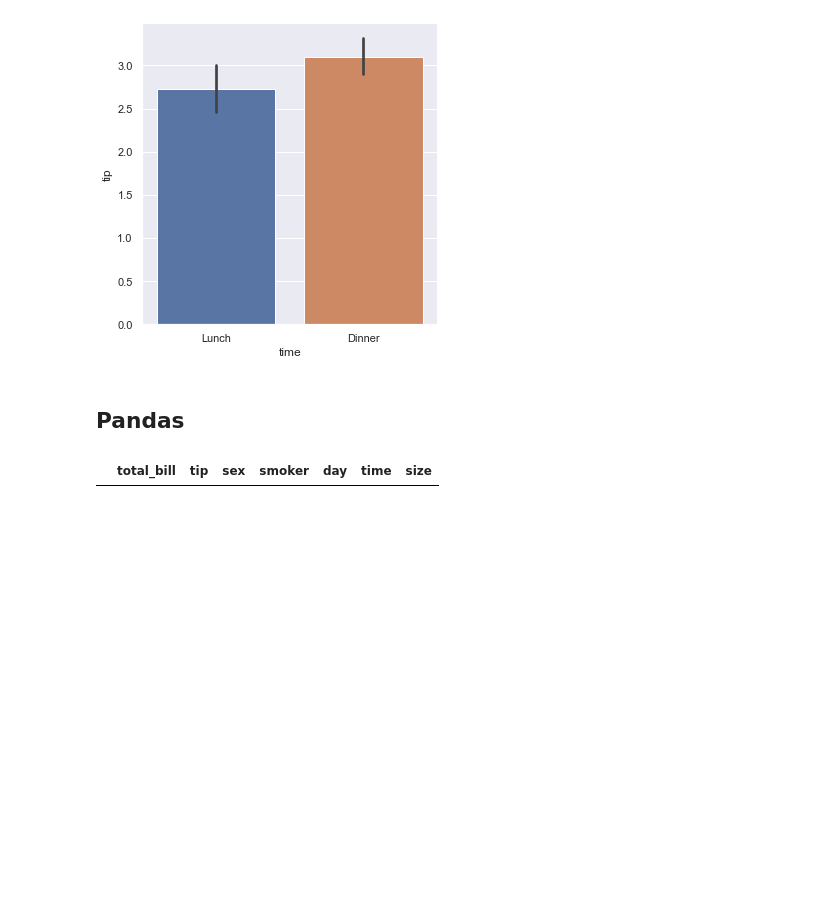
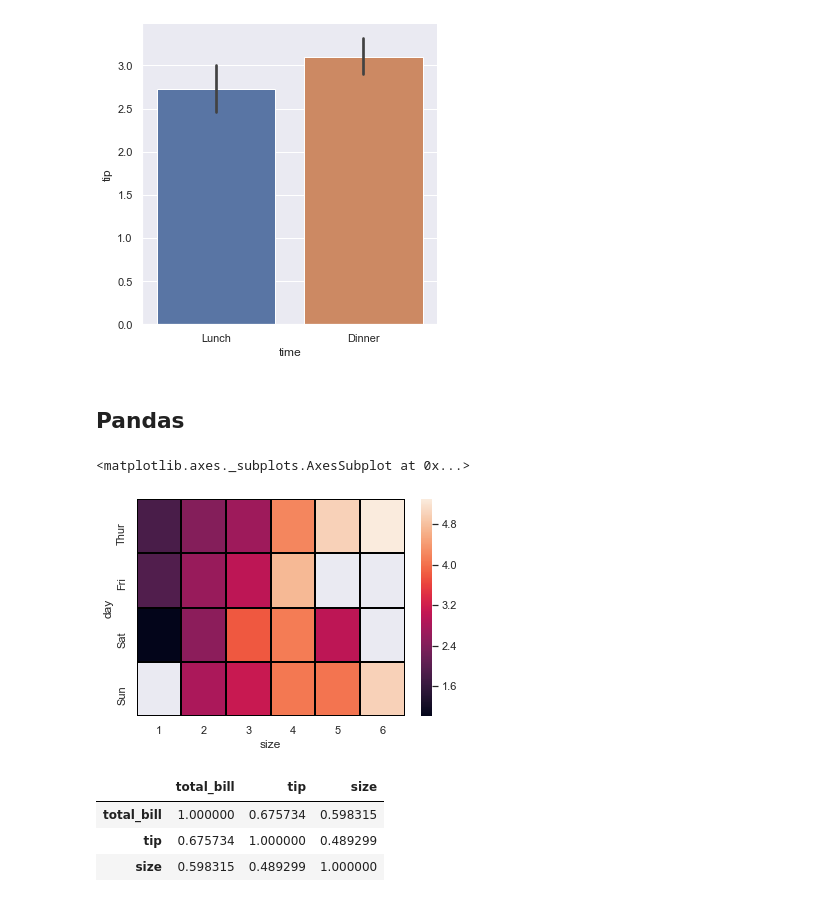
Before and after one commit to ANihill/Fundamentals-Assessment, a Jupyter notebook: Fundamentals of Data Analytics - Assessment.ipynb, the cells around one changed output. Saved outputs shown, nothing was run; the diff lists cells and outputs as text; code cells hidden in the pictures; blank space fills up the shorter version.

```diff
--- a/Fundamentals of Data Analytics - Assessment.ipynb
+++ b/Fundamentals of Data Analytics - Assessment.ipynb
@@ -113,7 +127,12 @@ sns.catplot(x="time", y="tip", kind=("bar"), data=tips);
 [figure]
 # %% [markdown]
 ## Pandas
-# %%
-(df.loc[df.loc[:, 'sex'] == 'male'])
-# %% [output]
-|  | total_bill | tip | sex | smoker | day | time | size |
+# %%
+# created pivot table of dataset
+fp = tips.pivot_table(index='day', columns='size', values='tip')
+# %%
+# heatmp of day, size, and tip
+sns.heatmap(fp, linecolor='black', linewidth=1)
+# %% [output]
+<matplotlib.axes._subplots.AxesSubplot at 0x...>
+[figure, added]
@@ -119,0 +141,7 @@ sns.catplot(x="time", y="tip", kind=("bar"), data=tips);
+# %%
+tc
+# %% [output]
+|  | total_bill | tip | size |
+| total_bill | 1.000000 | 0.675734 | 0.598315 |
+| tip | 0.675734 | 1.000000 | 0.489299 |
+| size | 0.598315 | 0.489299 | 1.000000 |
```
Also changed, not shown: parts of 7 cells of this notebook.
